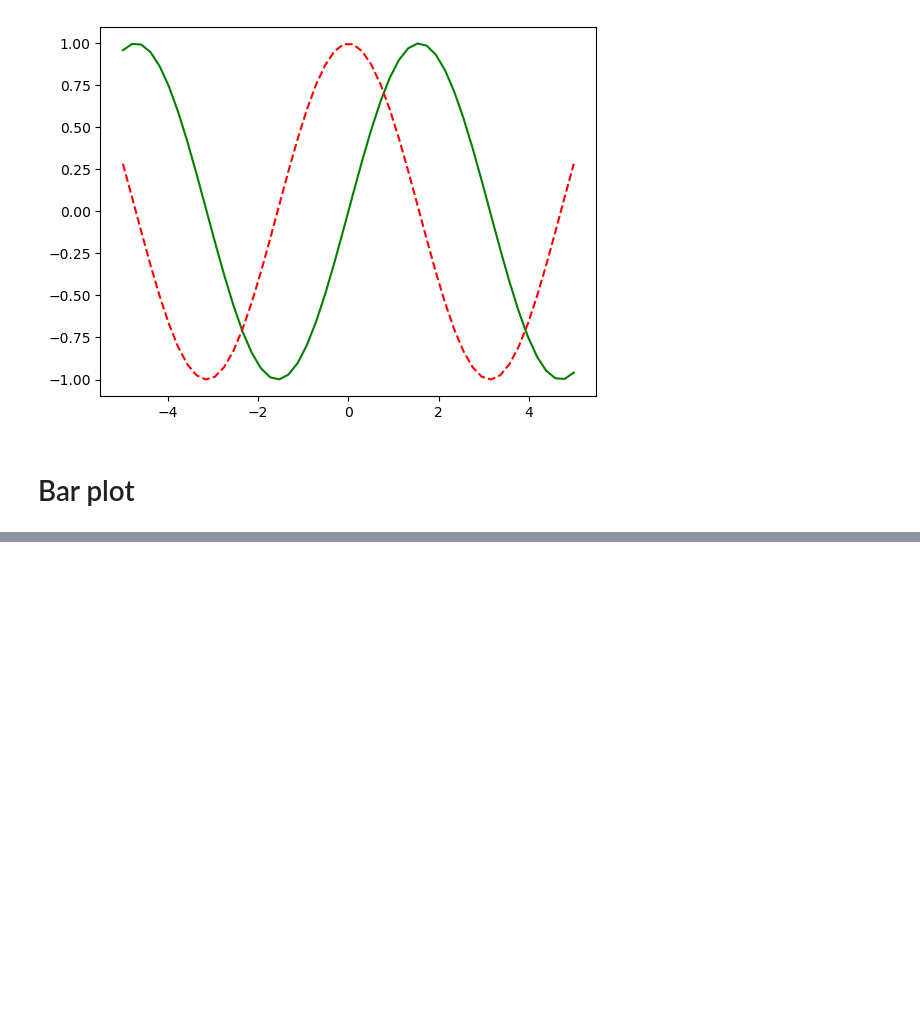
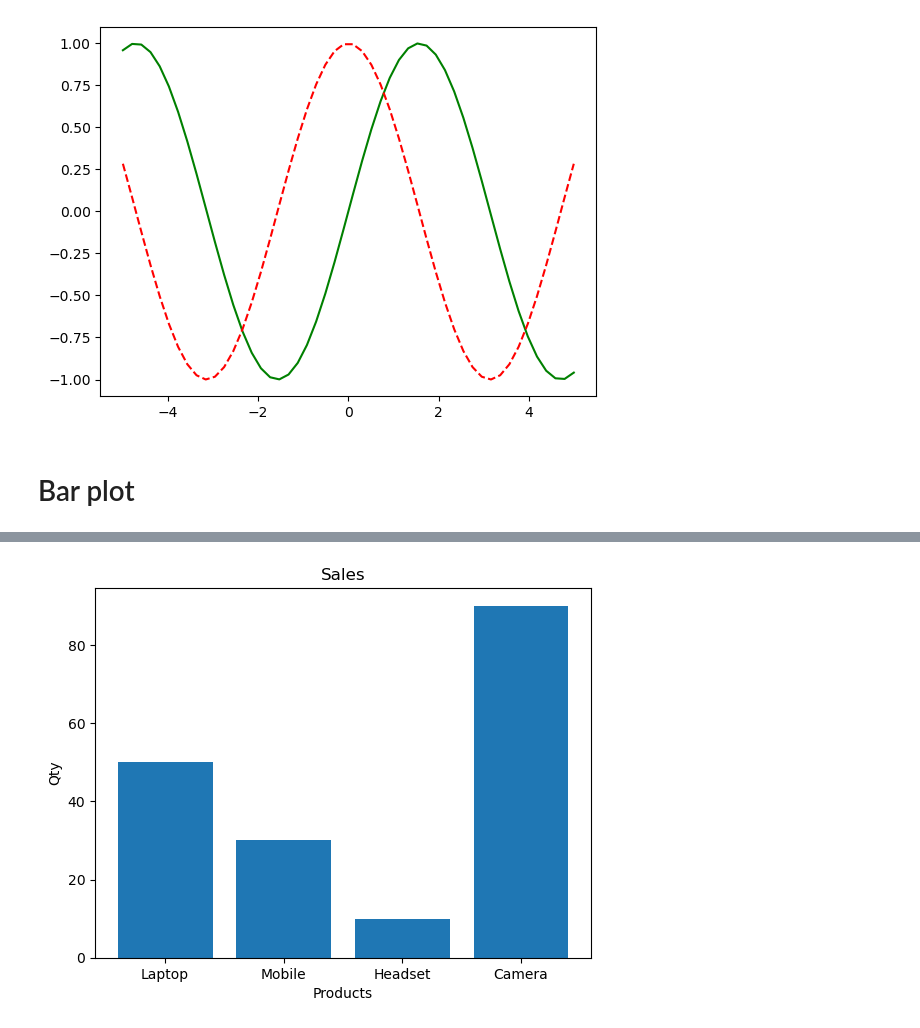
Before and after one commit to AnisurRahman06046/numpy, a Jupyter notebook: Untitled2.ipynb, the cells around one changed output, grey strips where cells are left out. Drawn from its saved outputs; the diff is of its cells as text; code cells hidden in the pictures; blank space fills up the shorter version.

```diff
--- a/Untitled2.ipynb
+++ b/Untitled2.ipynb
@@ -124,0 +126,11 @@ plt.show()
+# %%
+plt.figure()
+products=['Laptop','Mobile','Headset','Camera']
+qty = [50,30,10,90]
+plt.bar(products,qty)
+plt.xlabel("Products")
+plt.ylabel("Qty")
+plt.title("Sales")
+plt.show()
+# %% [output]
+[figure, added]
```
Also changed, not shown: parts of 1 cell of this notebook.
